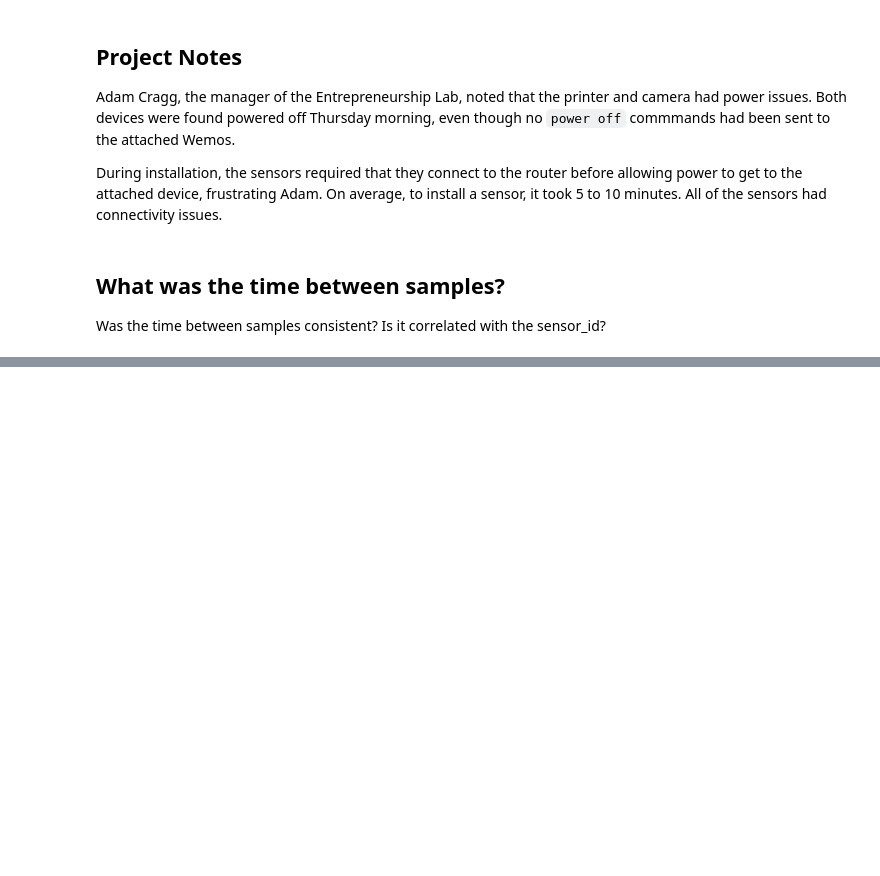
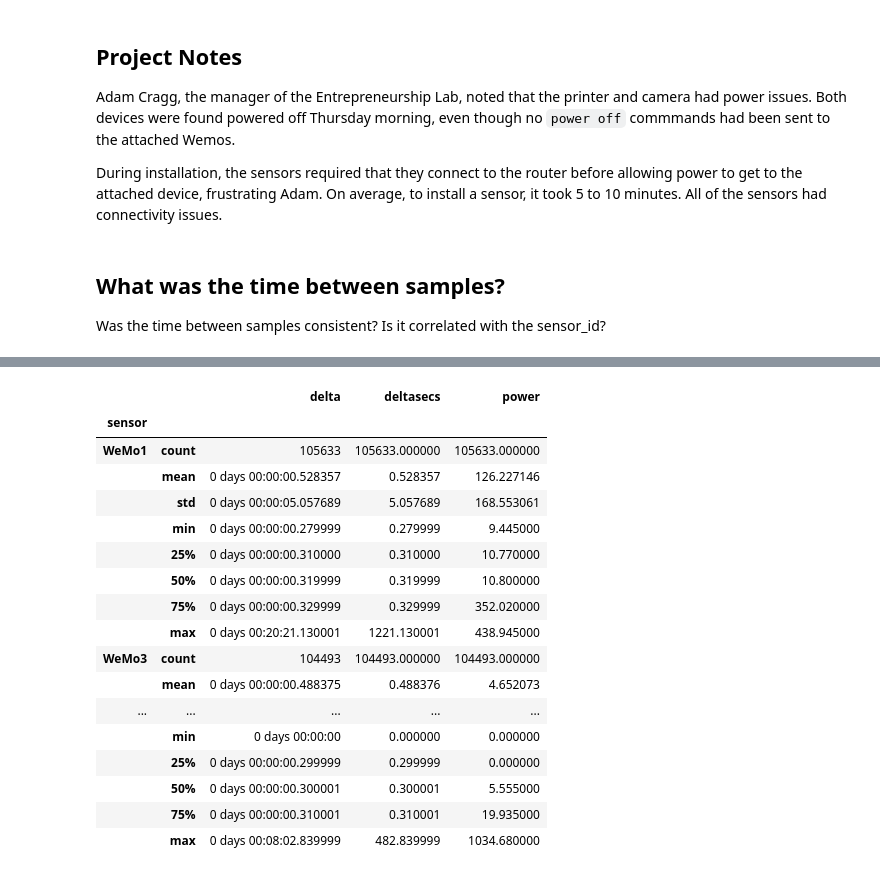
Before and after one commit to project-nikola/data, a Jupyter notebook: wemo/15-03-25-elab/elab-phantom-power.ipynb, the cells around one changed output, grey strips where cells are left out. Drawn from its saved outputs; the diff is of its cells as text; code cells hidden in the pictures; blank space fills up the shorter version.

```diff
--- a/wemo/15-03-25-elab/elab-phantom-power.ipynb
+++ b/wemo/15-03-25-elab/elab-phantom-power.ipynb
@@ -120,0 +93,23 @@ Name: time, dtype: float64
+# %%
+# plot based on sensors
+groups = data.groupby(data.sensor)
+groups.describe()
+# %% [output]
+|  |  | delta | deltasecs | power |
+| sensor |  |  |  |  |
+| WeMo1 | count | 105633 | 105633.000000 | 105633.000000 |
+|  | mean | 0 days 00:00:00.528357 | 0.528357 | 126.227146 |
+|  | std | 0 days 00:00:05.057689 | 5.057689 | 168.553061 |
+|  | min | 0 days 00:00:00.279999 | 0.279999 | 9.445000 |
+|  | 25% | 0 days 00:00:00.310000 | 0.310000 | 10.770000 |
+|  | 50% | 0 days 00:00:00.319999 | 0.319999 | 10.800000 |
+|  | 75% | 0 days 00:00:00.329999 | 0.329999 | 352.020000 |
+|  | max | 0 days 00:20:21.130001 | 1221.130001 | 438.945000 |
+| WeMo3 | count | 104493 | 104493.000000 | 104493.000000 |
+|  | mean | 0 days 00:00:00.488375 | 0.488376 | 4.652073 |
+| ... | ... | ... | ... | ... |
+|  | min | 0 days 00:00:00 | 0.000000 | 0.000000 |
+|  | 25% | 0 days 00:00:00.299999 | 0.299999 | 0.000000 |
+|  | 50% | 0 days 00:00:00.300001 | 0.300001 | 5.555000 |
+|  | 75% | 0 days 00:00:00.310001 | 0.310001 | 19.935000 |
+|  | max | 0 days 00:08:02.839999 | 482.839999 | 1034.680000 |
```
Also changed, not shown: parts of 12 cells of this notebook.
